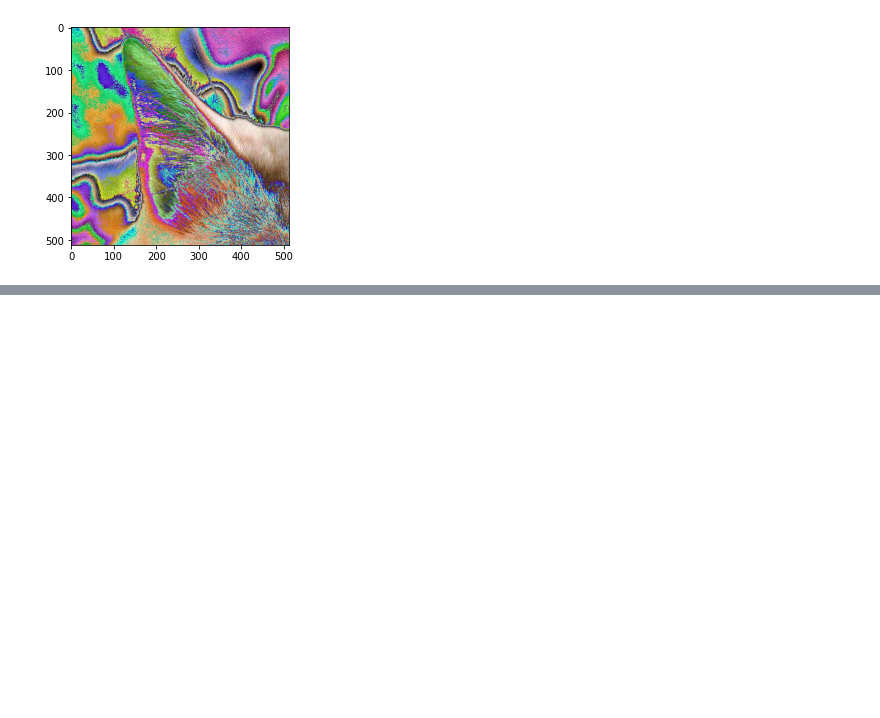
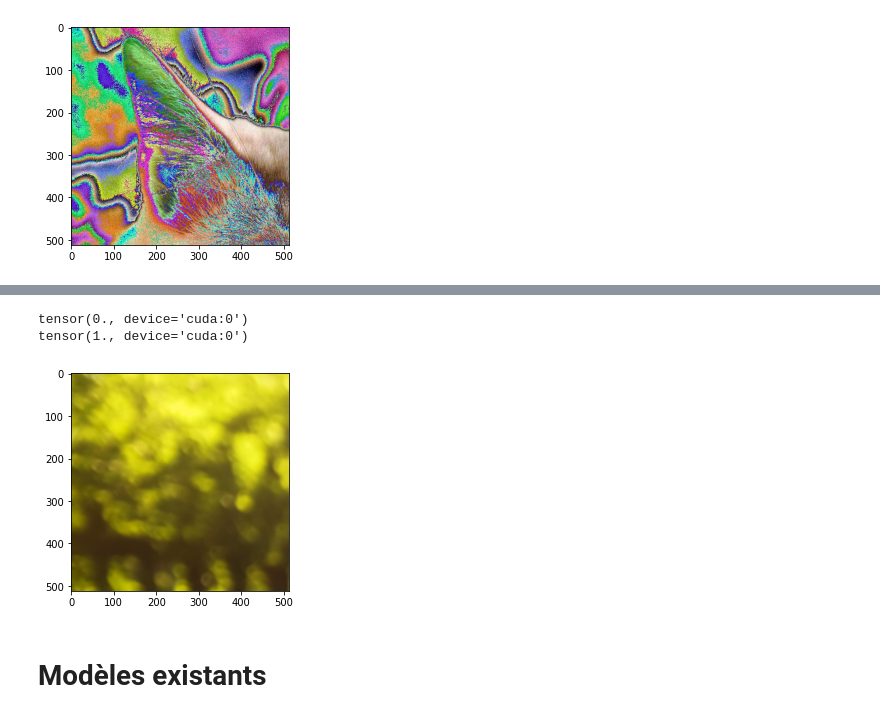
Before and after one commit to antmaio/Creactif_Fastai, a Jupyter notebook: Fastai_Seance4.ipynb, the cells around one changed output, grey strips where cells are left out. Drawn from its saved outputs; the diff is of its cells as text; code cells hidden in the pictures; blank space fills up the shorter version.

```diff
--- a/Fastai_Seance4.ipynb
+++ b/Fastai_Seance4.ipynb
@@ -163 +278,17 @@ plt.show()
+# %%
+batch0 = dls.one_batch()[0] # prendre l'input d'un batch
+item0 = batch0[0]
+item1 = batch0[1]
+
+print(item1.min())
+print(item1.max())
+
+plt.imshow(item0.permute(1,2,0).cpu()) #chien
+plt.show()
+# %% [output]
+tensor(0., device='cuda:0')
+tensor(1., device='cuda:0')
+[figure, added]
+# %% [markdown]
+# Modèles existants
 # %%
```
Also changed, not shown: parts of 36 cells of this notebook.
